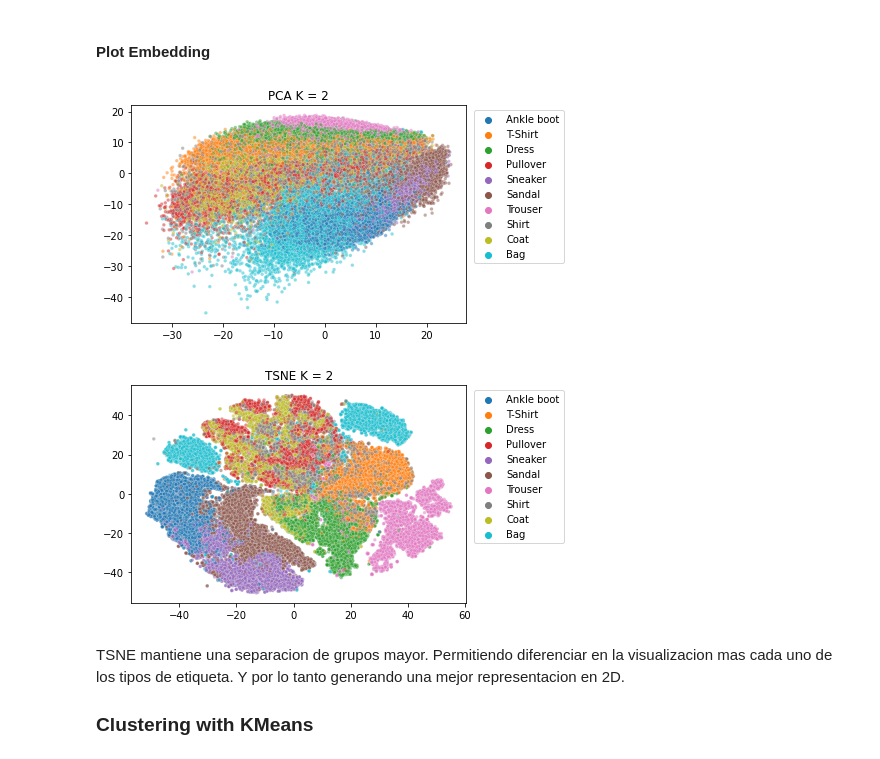
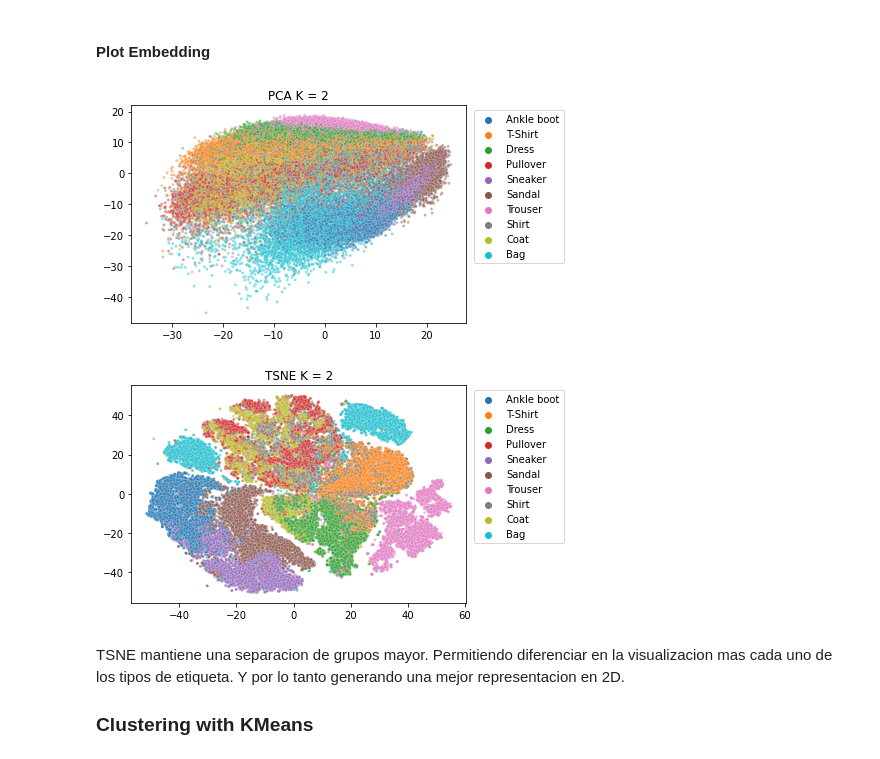
Before and after one commit to mazg-95/statistical-learning-2, a Jupyter notebook: statistcal-learning-2/Lab2/Lab2.ipynb, the cells around one changed output. Saved outputs shown, nothing was run; the diff lists cells and outputs as text; code cells hidden in the pictures.

```diff
--- a/statistcal-learning-2/Lab2/Lab2.ipynb
+++ b/statistcal-learning-2/Lab2/Lab2.ipynb
@@ -250,19 +250,19 @@ mapped_labels =  list(map(lambda i: labels.get(i), y_all))
 # %% [markdown]
 #### Plot Embedding
 # %%
-sns.scatterplot(x = z[:,0], y = z[:,1], hue = mapped_labels, s = 12, alpha = 0.5)
+sns.scatterplot(x = z[:,0], y = z[:,1], hue = mapped_labels, s = 8, alpha = 0.5)
 plt.legend(bbox_to_anchor=(1.01, 1))
 plt.title("PCA K = 2")
 plt.show()
 # %% [output]
-[figure, old version]
+[figure, new version]
 # %%
-sns.scatterplot(x = X_embedded[:,0], y = X_embedded[:,1], hue = mapped_labels, s = 12, alpha = 0.5)
+sns.scatterplot(x = X_embedded[:,0], y = X_embedded[:,1], hue = mapped_labels, s = 8, alpha = 0.5)
 plt.legend(bbox_to_anchor=(1.01, 1))
 plt.title("TSNE K = 2")
 plt.show()
 # %% [output]
-[figure, old version]
+[figure, new version]
 # %% [markdown]
 TSNE mantiene una separacion de grupos mayor. Permitiendo diferenciar en la visualizacion mas cada uno de los tipos de etiqueta. Y por lo tanto generando una mejor representacion en 2D.
 
```
Also changed, not shown: parts of 1 cell of this notebook, 2 other files.
